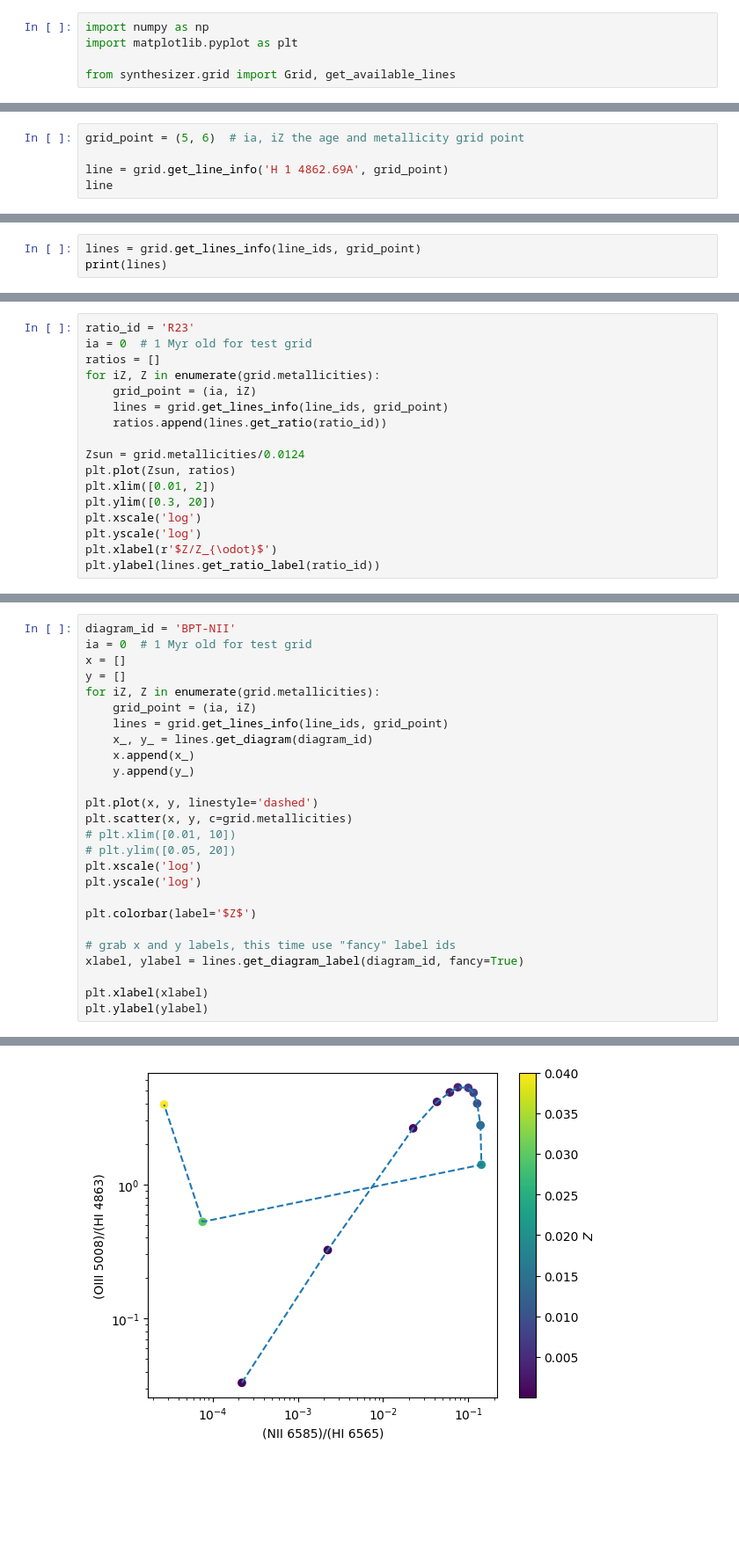
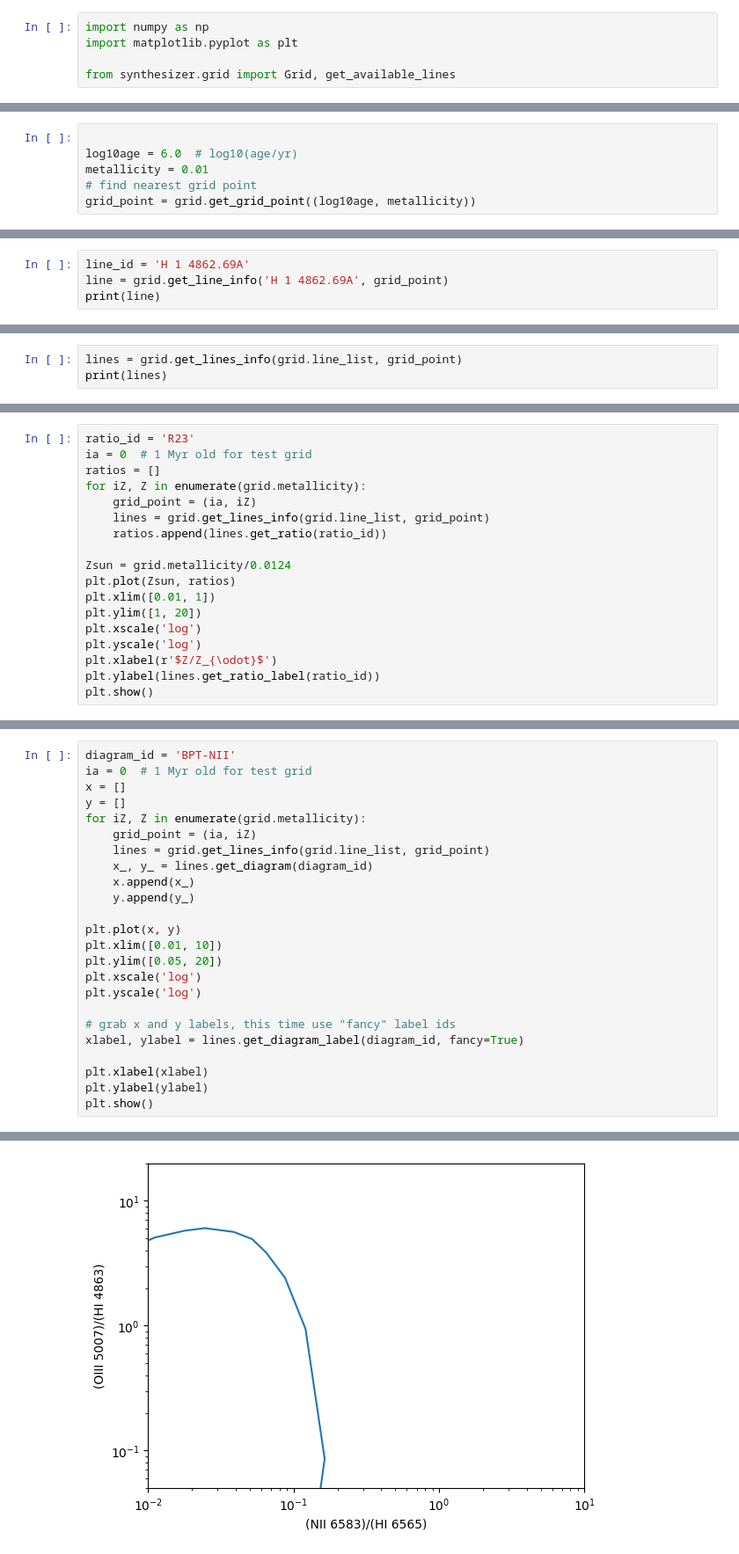
Before and after one commit to synthesizer-project/synthesizer, a Jupyter notebook: docs/source/grids/grid_lines.ipynb, the cells around one changed output, grey strips where cells are left out. Shown at 88% size. Drawn from its saved outputs; the diff is of its cells as text; blank space fills up the shorter version.

```diff
--- a/docs/source/grids/grid_lines.ipynb
+++ b/docs/source/grids/grid_lines.ipynb
@@ -37,0 +24,6 @@ Now that we have loaded our lines we can return a `Line` object, and use this to
+# %%
+
+log10age = 6.0  # log10(age/yr)
+metallicity = 0.01
+# find nearest grid point
+grid_point = grid.get_grid_point((log10age, metallicity))
@@ -38,6 +32,5 @@ Now that we have loaded our lines we can return a `Line` object, and use this to
 # %%
-grid_point = (5, 6)  # ia, iZ the age and metallicity grid point
-
+line_id = 'H 1 4862.69A'
 line = grid.get_line_info('H 1 4862.69A', grid_point)
-line
+print(line)
 # %% [output]
@@ -78,5 +57,5 @@ Let's load all of the available lines (using the `line_ids` list we created earl
 # %%
-lines = grid.get_lines_info(line_ids, grid_point)
+lines = grid.get_lines_info(grid.line_list, grid_point)
 print(lines)
 # %% [output]
 ----------
@@ -118,17 +94,18 @@ Using all of this functionality together we can plot a ratio against metallicity
 ratio_id = 'R23'
 ia = 0  # 1 Myr old for test grid
 ratios = []
-for iZ, Z in enumerate(grid.metallicities):
+for iZ, Z in enumerate(grid.metallicity):
     grid_point = (ia, iZ)
-    lines = grid.get_lines_info(line_ids, grid_point)
+    lines = grid.get_lines_info(grid.line_list, grid_point)
     ratios.append(lines.get_ratio(ratio_id))
 
-Zsun = grid.metallicities/0.0124
+Zsun = grid.metallicity/0.0124
 plt.plot(Zsun, ratios)
-plt.xlim([0.01, 2])
-plt.ylim([0.3, 20])
+plt.xlim([0.01, 1])
+plt.ylim([1, 20])
 plt.xscale('log')
 plt.yscale('log')
 plt.xlabel(r'$Z/Z_{\odot}$')
 plt.ylabel(lines.get_ratio_label(ratio_id))
+plt.show()
 # %% [output]
@@ -141,25 +117,23 @@ diagram_id = 'BPT-NII'
 ia = 0  # 1 Myr old for test grid
 x = []
 y = []
-for iZ, Z in enumerate(grid.metallicities):
+for iZ, Z in enumerate(grid.metallicity):
     grid_point = (ia, iZ)
-    lines = grid.get_lines_info(line_ids, grid_point)
+    lines = grid.get_lines_info(grid.line_list, grid_point)
     x_, y_ = lines.get_diagram(diagram_id)
     x.append(x_)
     y.append(y_)
 
-plt.plot(x, y, linestyle='dashed')
-plt.scatter(x, y, c=grid.metallicities)
-# plt.xlim([0.01, 10])
-# plt.ylim([0.05, 20])
+plt.plot(x, y)
+plt.xlim([0.01, 10])
+plt.ylim([0.05, 20])
 plt.xscale('log')
 plt.yscale('log')
-
-plt.colorbar(label='$Z$')
 
 # grab x and y labels, this time use "fancy" label ids
 xlabel, ylabel = lines.get_diagram_label(diagram_id, fancy=True)
 
 plt.xlabel(xlabel)
 plt.ylabel(ylabel)
+plt.show()
 # %% [output]
@@ -167 +140 @@ Text(0, 0.5, '(OIII 5008)/(HI 4863)')
-[figure, old version]
+[figure, new version]
```
Also changed, not shown: parts of 32 cells of this notebook.
